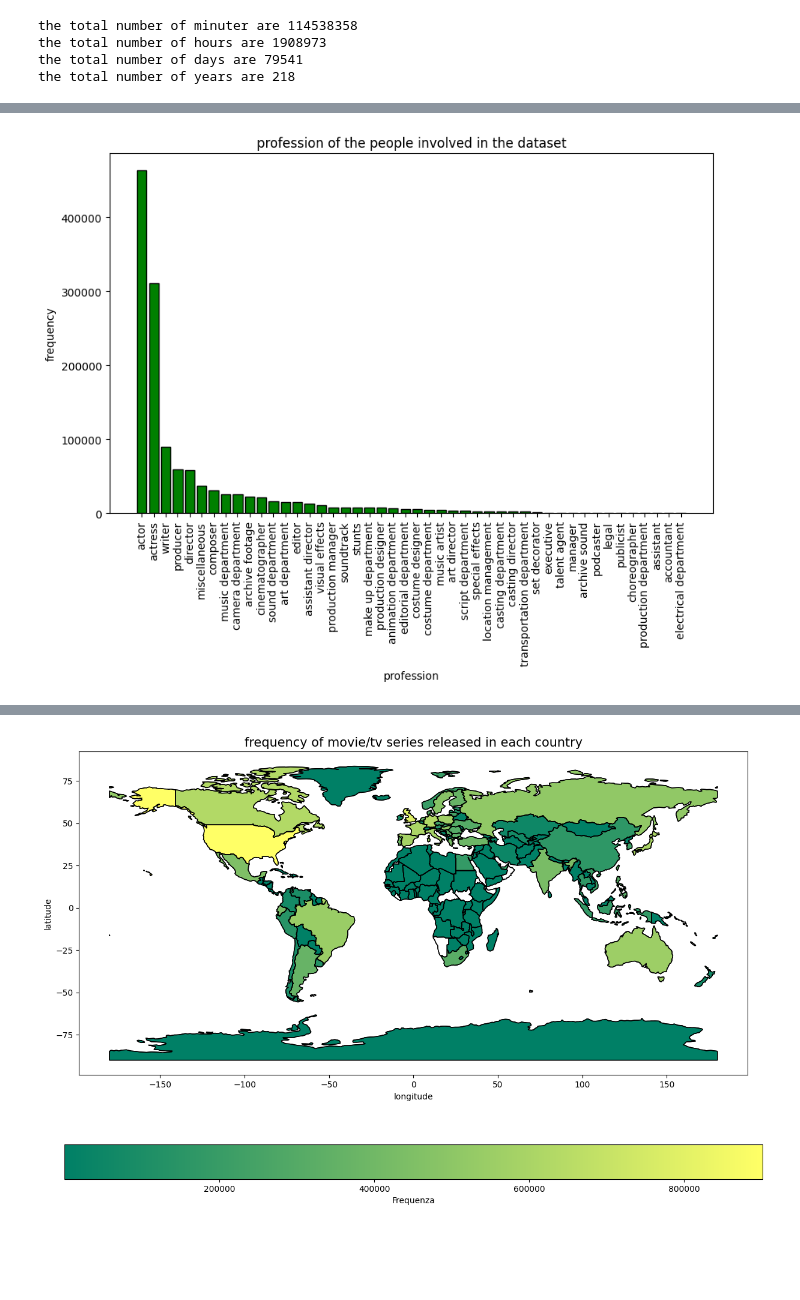
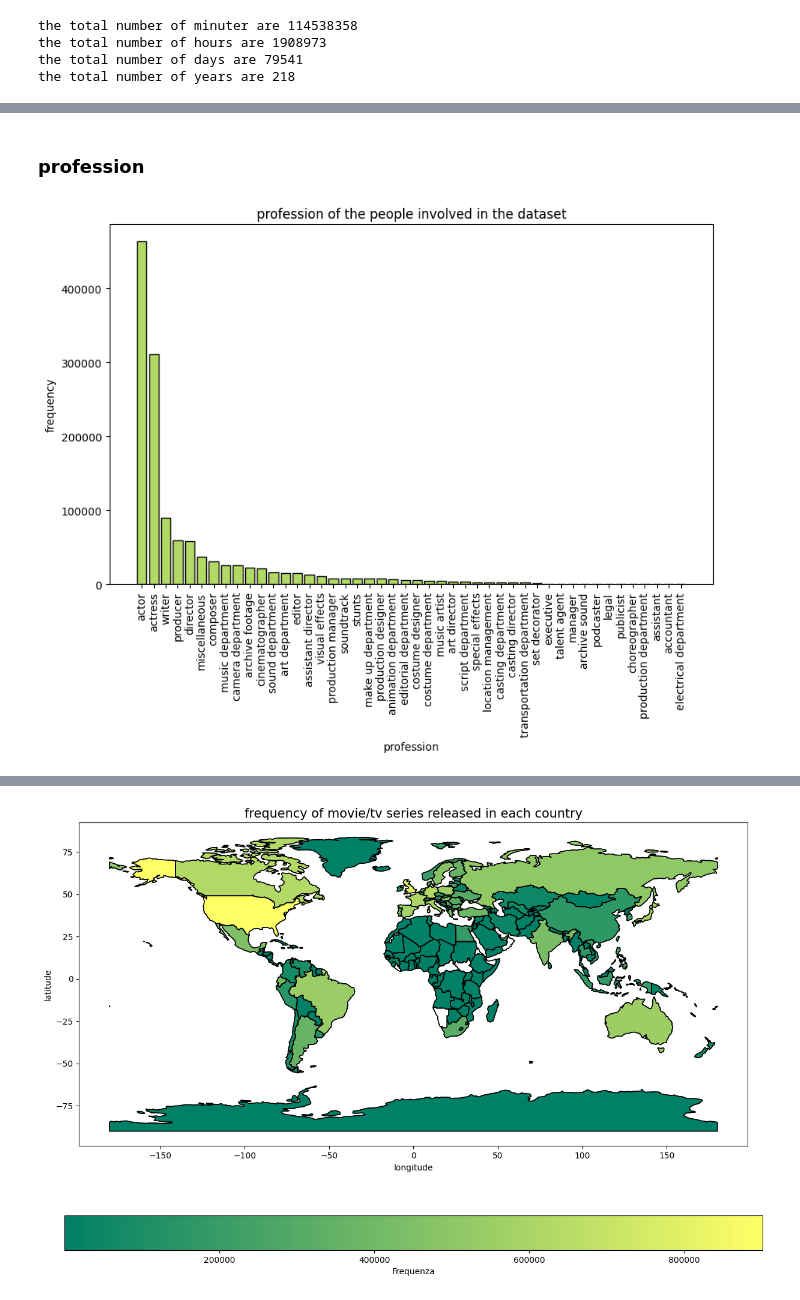
Before and after one commit to depa-tto/Python-project-exam, a Jupyter notebook: Py_project_DePatto.ipynb, the cells around one changed output, grey strips where cells are left out. Cells and saved outputs as stored; diff of their text form; code cells hidden in the pictures; blank space fills up the shorter version.

```diff
--- a/Py_project_DePatto.ipynb
+++ b/Py_project_DePatto.ipynb
@@ -98,19 +151,21 @@ plt.show()
+# %% [markdown]
+### profession
 # %%
 profession_counts = Counter(game_set['first_profession'])
 
 categories = list(profession_counts.keys())
 frequencies = list(profession_counts.values())
 
 sorted_indices = sorted(range(len(frequencies)), key=lambda i: frequencies[i], reverse=True)
 sorted_categories = [categories[i] for i in sorted_indices]
 sorted_frequencies = [frequencies[i] for i in sorted_indices]
 
 plt.figure(figsize=(10, 6))
-plt.bar(sorted_categories, sorted_frequencies, color='green', edgecolor='black')
+plt.bar(sorted_categories, sorted_frequencies, color='#B2D966', edgecolor='black')
 plt.title('profession of the people involved in the dataset')
 plt.xlabel('profession')
 plt.ylabel('frequency')
 plt.xticks(rotation=90)
 plt.show()
 # %% [output]
-[figure, old version]
+[figure, new version]
```
Also changed, not shown: parts of 29 cells of this notebook, 1 other file.
